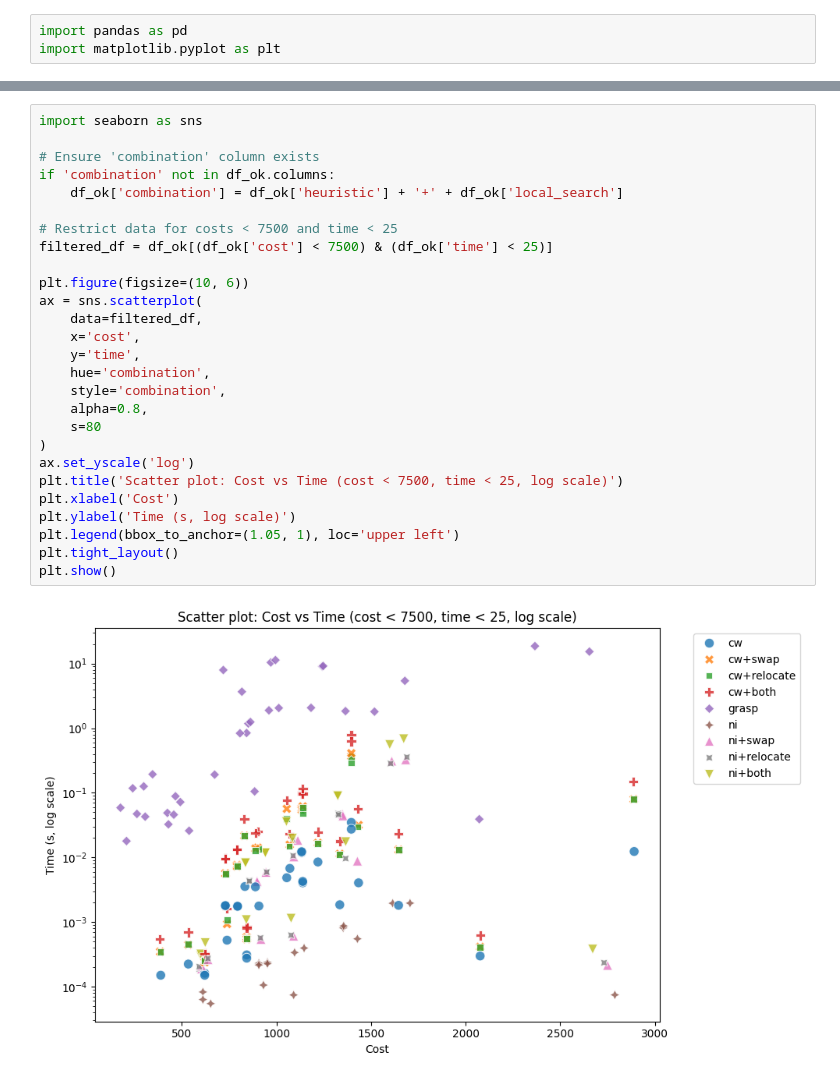
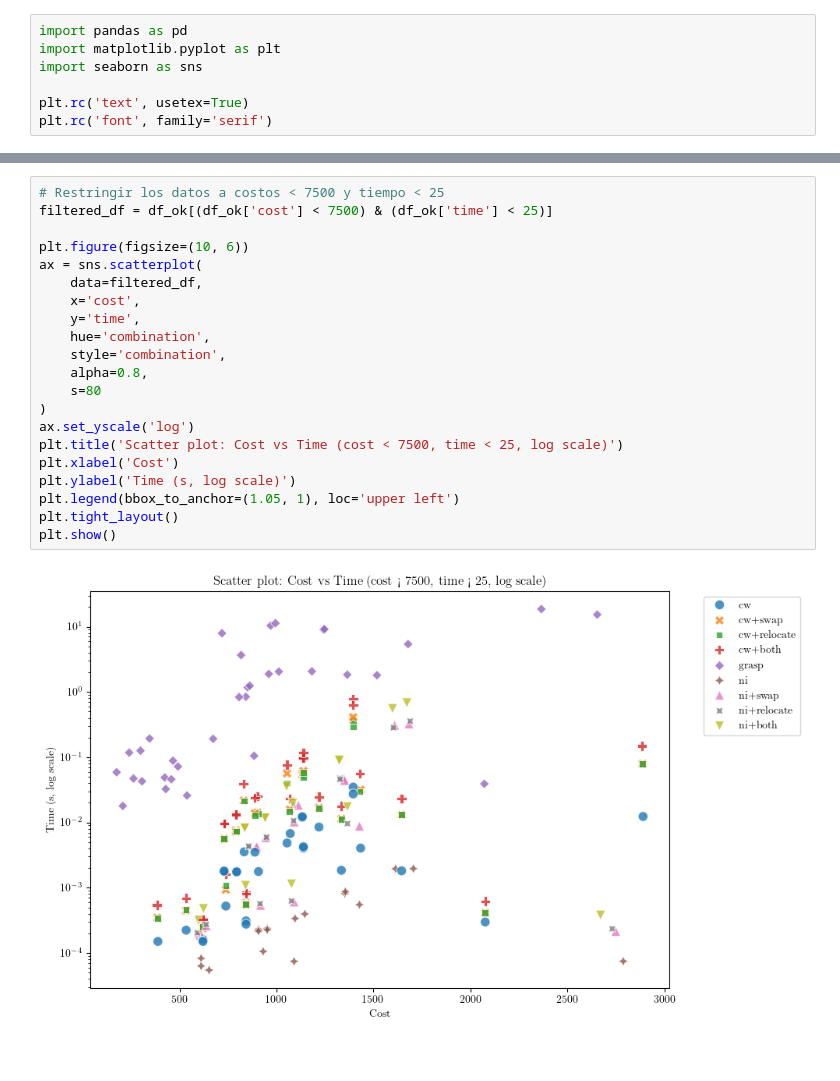
Before and after one commit to ngalindez/TD5-TP2, a Jupyter notebook: experiments/graficos.ipynb, the cells around one changed output, grey strips where cells are left out. Saved outputs shown, nothing was run; the diff lists cells and outputs as text; blank space fills up the shorter version.

```diff
--- a/experiments/graficos.ipynb
+++ b/experiments/graficos.ipynb
@@ -10,4 +1,8 @@
 # %%
 import pandas as pd
 import matplotlib.pyplot as plt
+import seaborn as sns
+
+plt.rc('text', usetex=True)
+plt.rc('font', family='serif')
 # %%
@@ -211,32 +202,26 @@ plt.show()
 # %%
-import seaborn as sns
-
-# Ensure 'combination' column exists
-if 'combination' not in df_ok.columns:
-    df_ok['combination'] = df_ok['heuristic'] + '+' + df_ok['local_search']
-
-# Restrict data for costs < 7500 and time < 25
+# Restringir los datos a costos < 7500 y tiempo < 25
 filtered_df = df_ok[(df_ok['cost'] < 7500) & (df_ok['time'] < 25)]
 
 plt.figure(figsize=(10, 6))
 ax = sns.scatterplot(
     data=filtered_df,
     x='cost',
     y='time',
     hue='combination',
     style='combination',
     alpha=0.8,
     s=80
 )
 ax.set_yscale('log')
 plt.title('Scatter plot: Cost vs Time (cost < 7500, time < 25, log scale)')
 plt.xlabel('Cost')
 plt.ylabel('Time (s, log scale)')
 plt.legend(bbox_to_anchor=(1.05, 1), loc='upper left')
 plt.tight_layout()
 plt.show()
 # %% [output]
-[figure, old version]
+[figure, new version]
 # %%
 plt.figure(figsize=(10,6))
 for comb in df_ok['combination'].unique():
```
Also changed, not shown: parts of 11 cells of this notebook.
